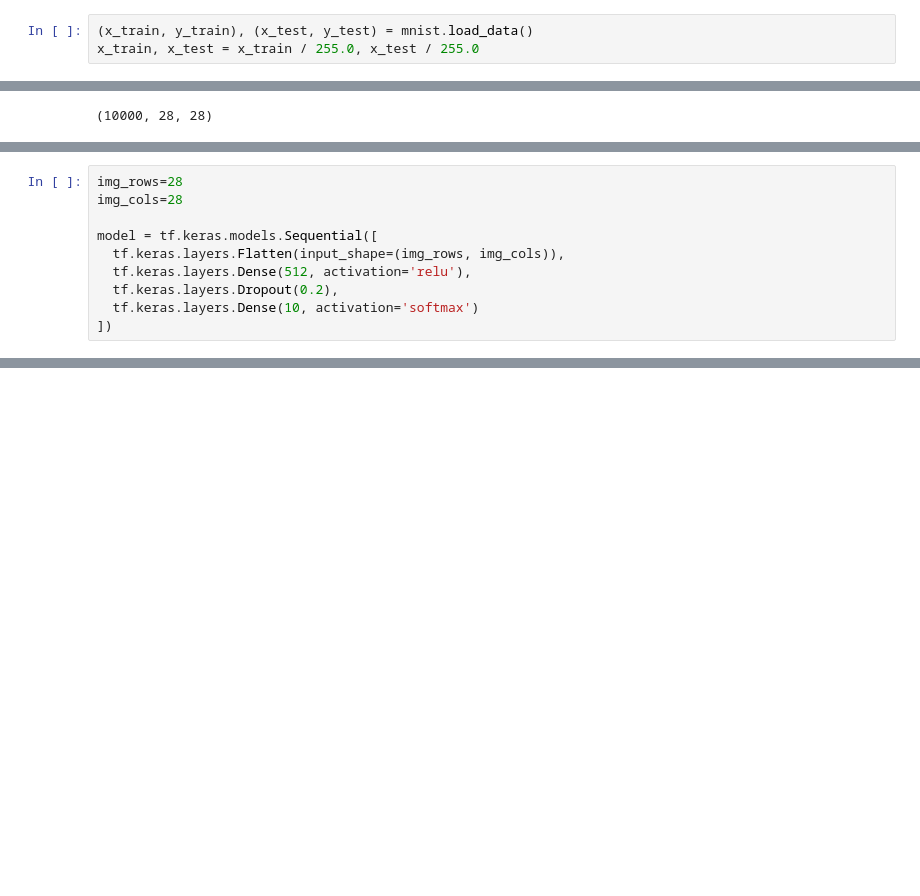
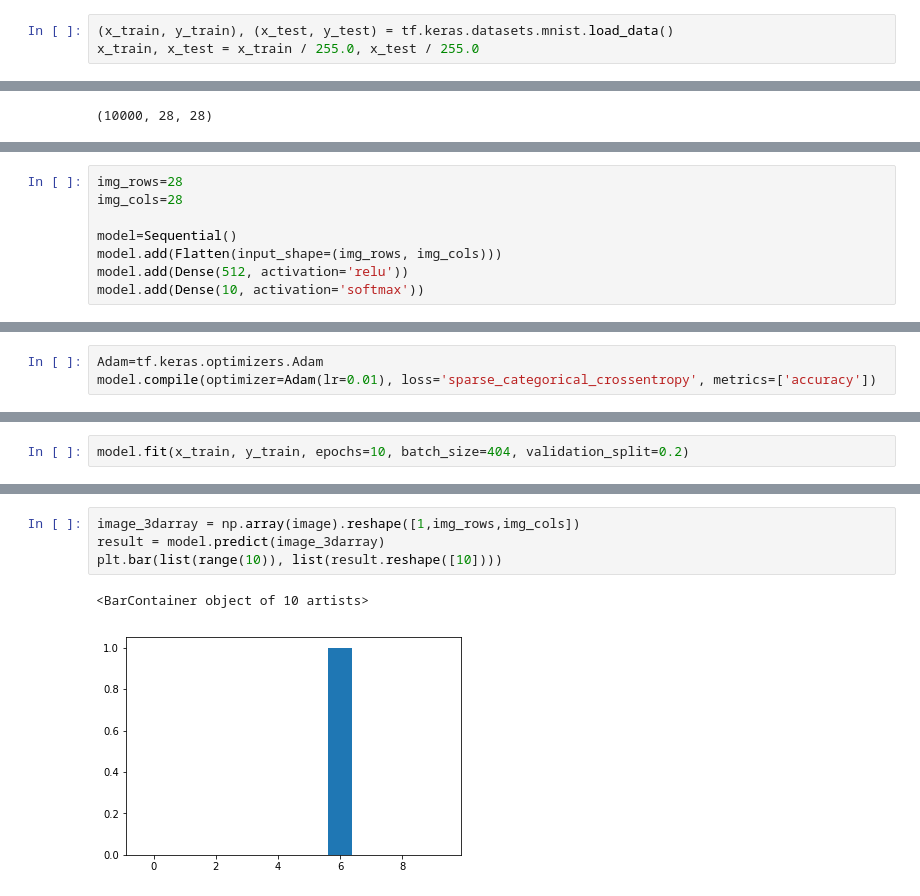
Before and after one commit to ReturnOfTheJ/class2019spring-, a Jupyter notebook: mnist.ipynb, the cells around one changed output, grey strips where cells are left out. Drawn from its saved outputs; the diff is of its cells as text; blank space fills up the shorter version.

```diff
--- a/mnist.ipynb
+++ b/mnist.ipynb
@@ -10,3 +15,3 @@ xtrain, xtest의 배열을 이루는 값들을 0과 1사이에 넣기 위해 255
 # %%
-(x_train, y_train), (x_test, y_test) = mnist.load_data()
+(x_train, y_train), (x_test, y_test) = tf.keras.datasets.mnist.load_data()
 x_train, x_test = x_train / 255.0, x_test / 255.0
@@ -38,9 +66,7 @@ plt.show()
 img_rows=28
 img_cols=28
 
-model = tf.keras.models.Sequential([
-  tf.keras.layers.Flatten(input_shape=(img_rows, img_cols)),
-  tf.keras.layers.Dense(512, activation='relu'),
-  tf.keras.layers.Dropout(0.2),
-  tf.keras.layers.Dense(10, activation='softmax')
-])
+model=Sequential()
+model.add(Flatten(input_shape=(img_rows, img_cols)))
+model.add(Dense(512, activation='relu'))
+model.add(Dense(10, activation='softmax'))
@@ -48,0 +91,3 @@ model = tf.keras.models.Sequential([
+# %%
+Adam=tf.keras.optimizers.Adam
+model.compile(optimizer=Adam(lr=0.01), loss='sparse_categorical_crossentropy', metrics=['accuracy'])
@@ -48,0 +105,2 @@ model = tf.keras.models.Sequential([
+# %%
+model.fit(x_train, y_train, epochs=10, batch_size=404, validation_split=0.2)
@@ -48,0 +238,7 @@ model = tf.keras.models.Sequential([
+# %%
+image_3darray = np.array(image).reshape([1,img_rows,img_cols])
+result = model.predict(image_3darray)
+plt.bar(list(range(10)), list(result.reshape([10])))
+# %% [output]
+<BarContainer object of 10 artists>
+[figure, added]
```
Also changed, not shown: parts of 23 cells of this notebook.
